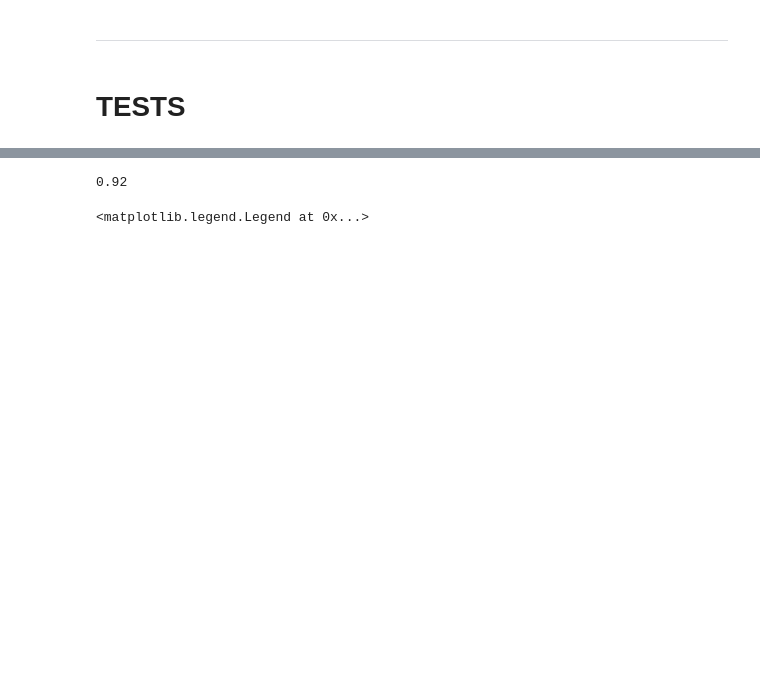
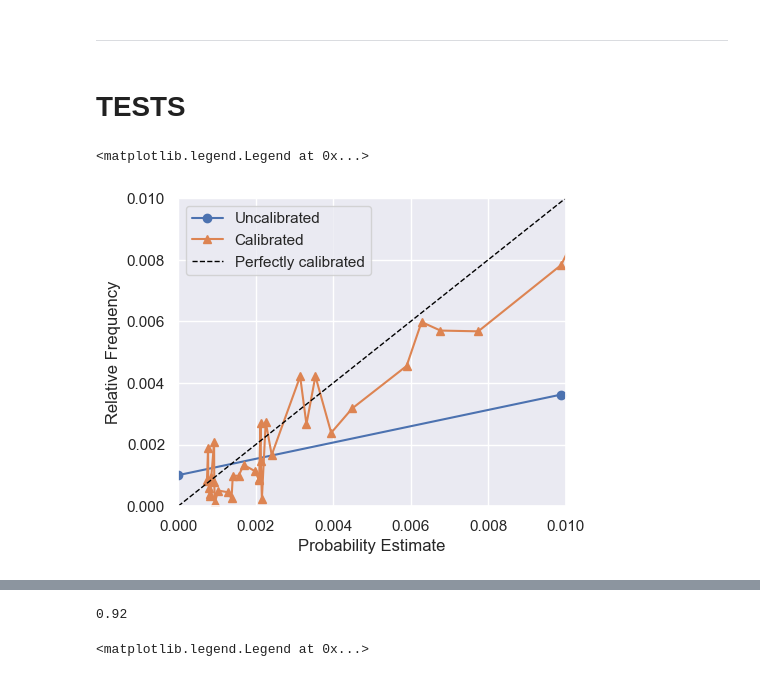
Before and after one commit to gkchln/asm_forecast, a Jupyter notebook: modeling/ModelPerformanceAnalysis.ipynb, the cells around one changed output, grey strips where cells are left out. Cells and saved outputs as stored; diff of their text form; code cells hidden in the pictures; blank space fills up the shorter version.

Commit message:
Add zoom of reliability plot on small probabilities in the test section

```diff
--- a/modeling/ModelPerformanceAnalysis.ipynb
+++ b/modeling/ModelPerformanceAnalysis.ipynb
@@ -415,3 +415,22 @@ input_df.to_csv(input_path.replace('.pkl', '.csv'))
 <HR>
 # %% [markdown]
 # TESTS
+# %%
+n_bins = 50
+plt.figure(figsize=(5,4))
+prob_true, prob_pred = calibration_curve(test_df.Result, test_df.y_probs, n_bins=n_bins, strategy='quantile')
+plt.plot(prob_pred, prob_true, marker='o', label='Uncalibrated', color=colors[0])
+
+prob_true_cal, prob_pred_cal = calibration_curve(test_df.Result, test_df.y_probs_cal, n_bins=n_bins, strategy='quantile')
+plt.plot(prob_pred_cal, prob_true_cal, label='Calibrated', marker='^', color=colors[1])
+
+plt.plot(prob_pred, prob_pred, color='black', linestyle='dashed', label='Perfectly calibrated', linewidth=1)
+
+plt.xlabel('Probability Estimate')
+plt.ylabel('Relative Frequency')
+plt.xlim((0, 0.01))
+plt.ylim((0, 0.01))
+plt.legend()
+# %% [output]
+<matplotlib.legend.Legend at 0x...>
+[figure, added]
```
Also changed, not shown: parts of 4 cells of this notebook.
